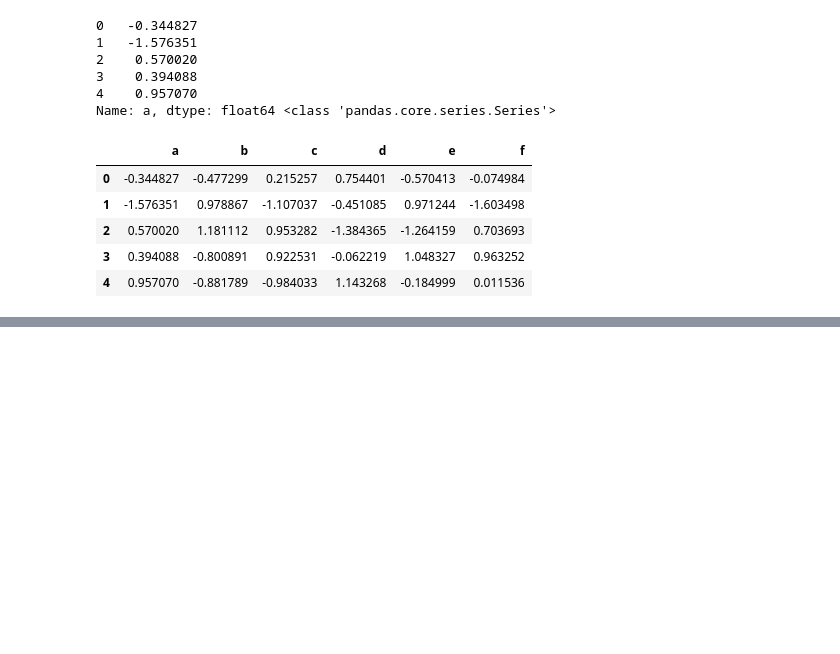
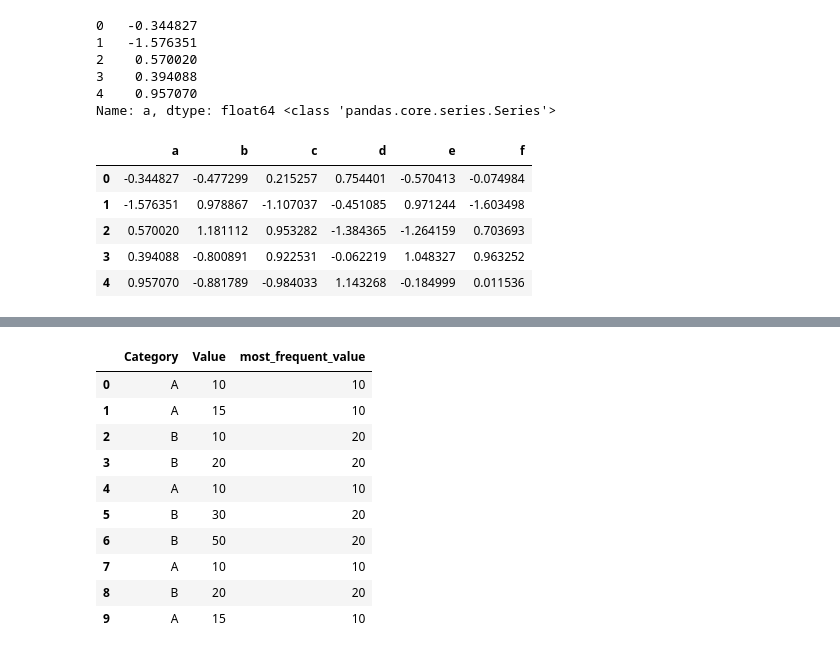
Before and after one commit to H-wooks/KITA_2024, a Jupyter notebook: M3_분석라이브러리/Pandas/Pandas_2_연산.ipynb, the cells around one changed output, grey strips where cells are left out. Saved outputs shown, nothing was run; the diff lists cells and outputs as text; code cells hidden in the pictures; blank space fills up the shorter version.

```diff
--- a/M3_분석라이브러리/Pandas/Pandas_2_연산.ipynb
+++ b/M3_분석라이브러리/Pandas/Pandas_2_연산.ipynb
@@ -953,0 +1132,10 @@ df_z
+# %%
+df = pd.DataFrame(data)
+print(df)
+print()
+print(df['Value'].idxmax())
+print()
+print(df.groupby('Category')['Value'].apply(lambda x: x.value_counts()))
+print()
+print(df.groupby('Category')['Value'].apply(lambda x: x.value_counts().idxmax()))
+print()
@@ -953,0 +1160,21 @@ df_z
+# %%
+# 강사님 답안 # Task4_0529.
+import statistics
+def most_frequent(x):
+  return x.mode().iloc[0]
+
+
+df['most_frequent_value'] = df.groupby('Category')['Value'].transform(most_frequent)
+df
+# %% [output]
+|  | Category | Value | most_frequent_value |
+| 0 | A | 10 | 10 |
+| 1 | A | 15 | 10 |
+| 2 | B | 10 | 20 |
+| 3 | B | 20 | 20 |
+| 4 | A | 10 | 10 |
+| 5 | B | 30 | 20 |
+| 6 | B | 50 | 20 |
+| 7 | A | 10 | 10 |
+| 8 | B | 20 | 20 |
+| 9 | A | 15 | 10 |
```
Also changed, not shown: parts of 33 cells of this notebook, 2 other files.
